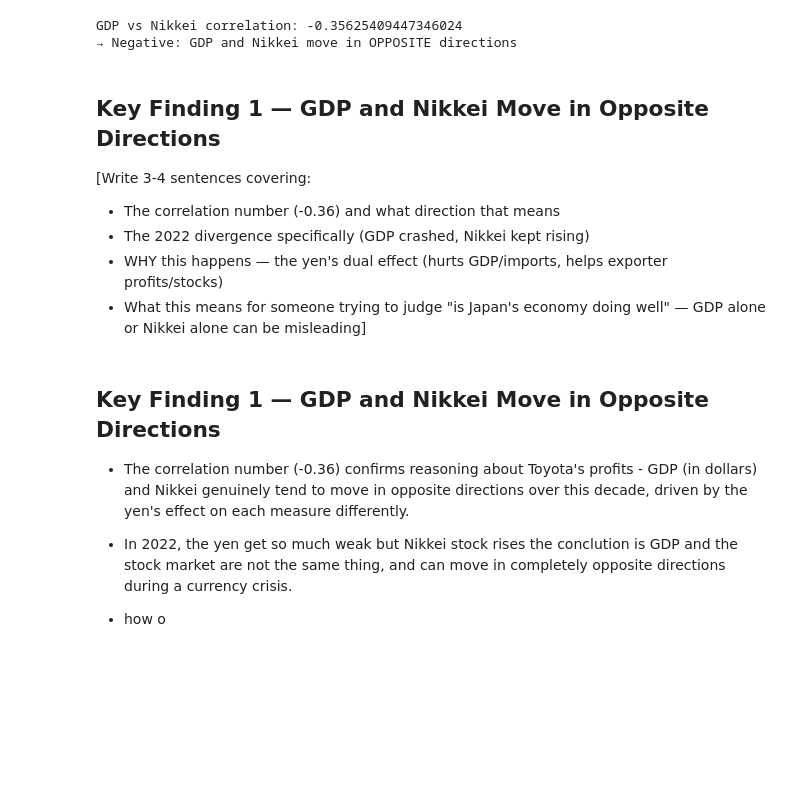
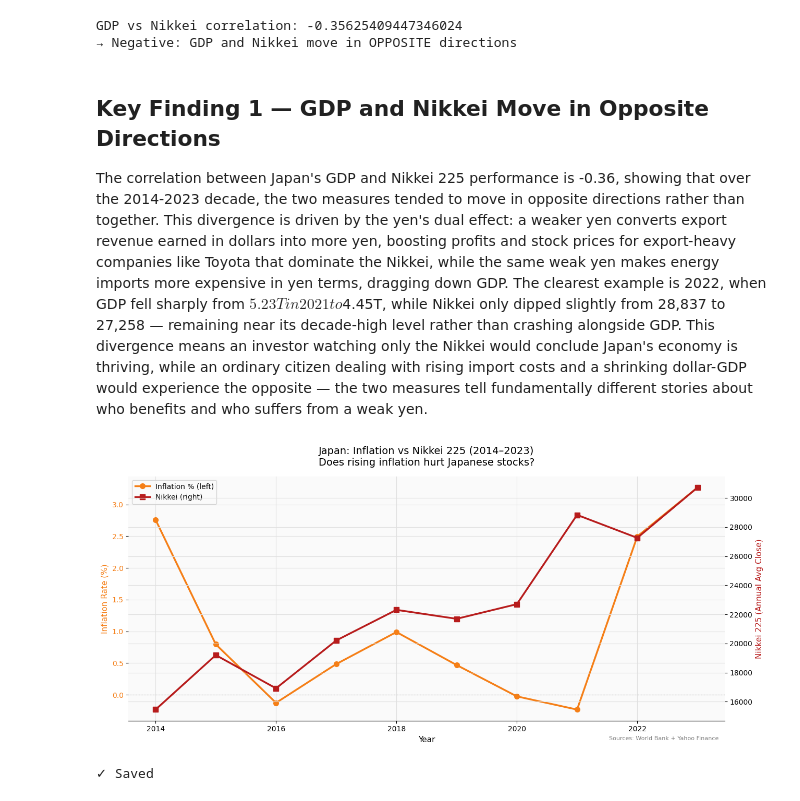
Before and after one commit to Prashant-4527/JapanScope-Stock-Economic-Intel, a Jupyter notebook: notebooks/02_macro_market.ipynb, the cells around one changed output. Saved outputs shown, nothing was run; the diff lists cells and outputs as text; code cells hidden in the pictures; blank space fills up the shorter version.

Commit message:
insights write-up + Nikkie and GDP connection

```diff
--- a/notebooks/02_macro_market.ipynb
+++ b/notebooks/02_macro_market.ipynb
@@ -104,22 +104,66 @@ else:
 # %% [output]
 GDP vs Nikkei correlation: -0.35625409447346024
 → Negative: GDP and Nikkei move in OPPOSITE directions
-# %% [markdown]
-## Key Finding 1 — GDP and Nikkei Move in Opposite Directions
-
-[Write 3-4 sentences covering:
-- The correlation number (-0.36) and what direction that means
-- The 2022 divergence specifically (GDP crashed, Nikkei kept rising)
-- WHY this happens — the yen's dual effect (hurts GDP/imports,
-  helps exporter profits/stocks)
-- What this means for someone trying to judge "is Japan's economy
-  doing well" — GDP alone or Nikkei alone can be misleading]
 # %% [markdown]
 ## Key Finding 1 — GDP and Nikkei Move in Opposite Directions
 
-- The correlation number (-0.36) confirms reasoning about Toyota's profits - GDP (in dollars) and Nikkei genuinely tend to move in opposite directions
-over this decade, driven by the yen's effect on each measure differently.
-
--  In 2022, the yen get so much weak but Nikkei stock rises the conclution is GDP and the stock market are not the same thing, and can move in completely opposite directions during a currency crisis.
-
-- how o
+The correlation between Japan's GDP and Nikkei 225 performance is
+-0.36, showing that over the 2014-2023 decade, the two measures
+tended to move in opposite directions rather than together. This
+divergence is driven by the yen's dual effect: a weaker yen converts
+export revenue earned in dollars into more yen, boosting profits and
+stock prices for export-heavy companies like Toyota that dominate
+the Nikkei, while the same weak yen makes energy imports more
+expensive in yen terms, dragging down GDP. The clearest example is
+2022, when GDP fell sharply from $5.23T in 2021 to $4.45T, while
+Nikkei only dipped slightly from 28,837 to 27,258 — remaining near
+its decade-high level rather than crashing alongside GDP. This
+divergence means an investor watching only the Nikkei would conclude
+Japan's economy is thriving, while an ordinary citizen dealing with
+rising import costs and a shrinking dollar-GDP would experience the
+opposite — the two measures tell fundamentally different stories
+about who benefits and who suffers from a weak yen.
+# %%
+# WHY test inflation vs Nikkei next:
+# GDP told us about the WHOLE economy's dollar-value.
+# Inflation tells us about domestic PRICE PRESSURE —
+# a completely different economic signal that could
+# affect investor confidence differently than GDP does
+
+fig, ax1 = plt.subplots(figsize=(13, 6))
+
+color_inf = '#F57F17'
+ax1.plot(annual['year'], annual['inflation_pct'],
+         color=color_inf, linewidth=2.5,
+         marker='o', markersize=7, label='Inflation % (left)')
+ax1.axhline(y=0, color='gray', linewidth=0.8, linestyle=':')
+ax1.set_ylabel("Inflation Rate (%)", color=color_inf, fontsize=11)
+ax1.tick_params(axis='y', labelcolor=color_inf)
+
+ax2 = ax1.twinx()
+color_nikkei = '#B71C1C'
+ax2.plot(annual['year'], annual['nikkei_avg_close'],
+         color=color_nikkei, linewidth=2.5,
+         marker='s', markersize=7, label='Nikkei (right)')
+ax2.set_ylabel("Nikkei 225 (Annual Avg Close)",
+               color=color_nikkei, fontsize=11)
+
+lines1, labels1 = ax1.get_legend_handles_labels()
+lines2, labels2 = ax2.get_legend_handles_labels()
+ax1.legend(lines1 + lines2, labels1 + labels2,
+           fontsize=10, loc='upper left')
+
+ax1.set_title("Japan: Inflation vs Nikkei 225 (2014–2023)\n"
+              "Does rising inflation hurt Japanese stocks?",
+              fontsize=14, fontweight='500', pad=15)
+ax1.set_xlabel("Year", fontsize=11)
+ax1.text(0.99, -0.08, 'Sources: World Bank + Yahoo Finance',
+         transform=ax1.transAxes, fontsize=8, color='gray', ha='right')
+
+plt.tight_layout()
+plt.savefig("../reports/inflation_vs_nikkei.png", dpi=150, bbox_inches='tight')
+plt.show()
+print("✓ Saved")
+# %% [output]
+[figure, added]
+✓ Saved
```
Also changed, not shown: parts of 1 cell of this notebook, 1 other file.
